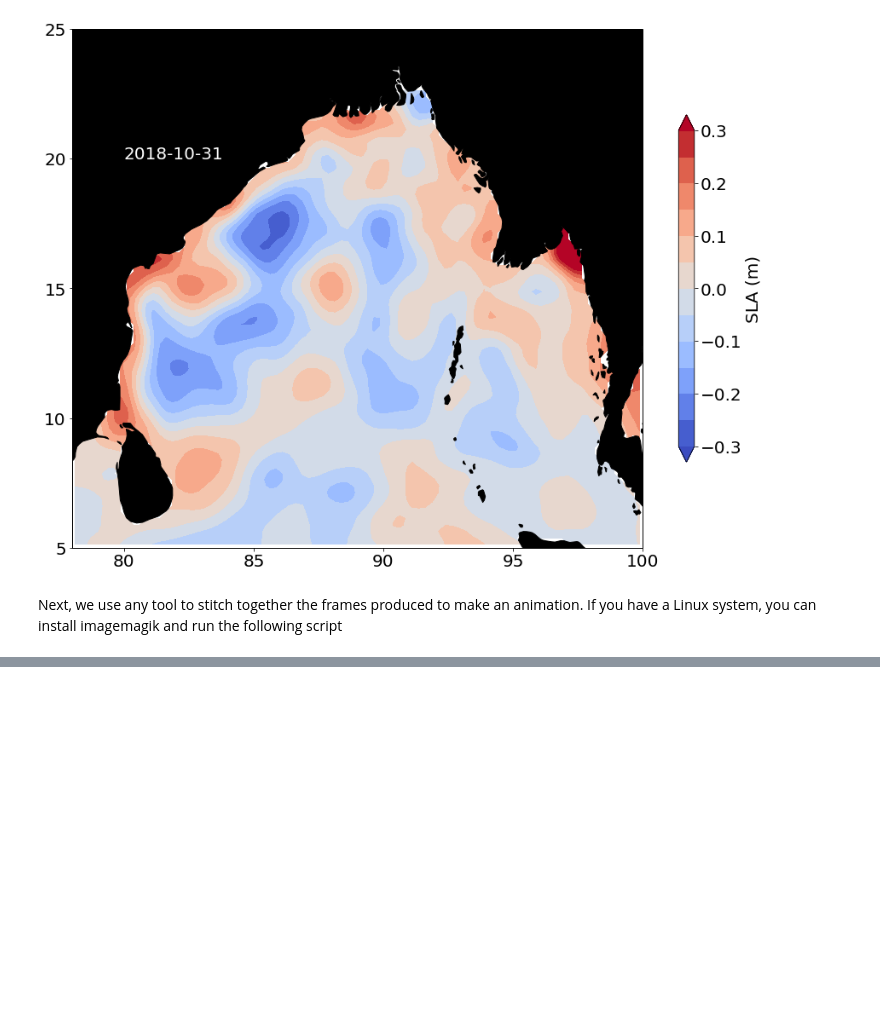
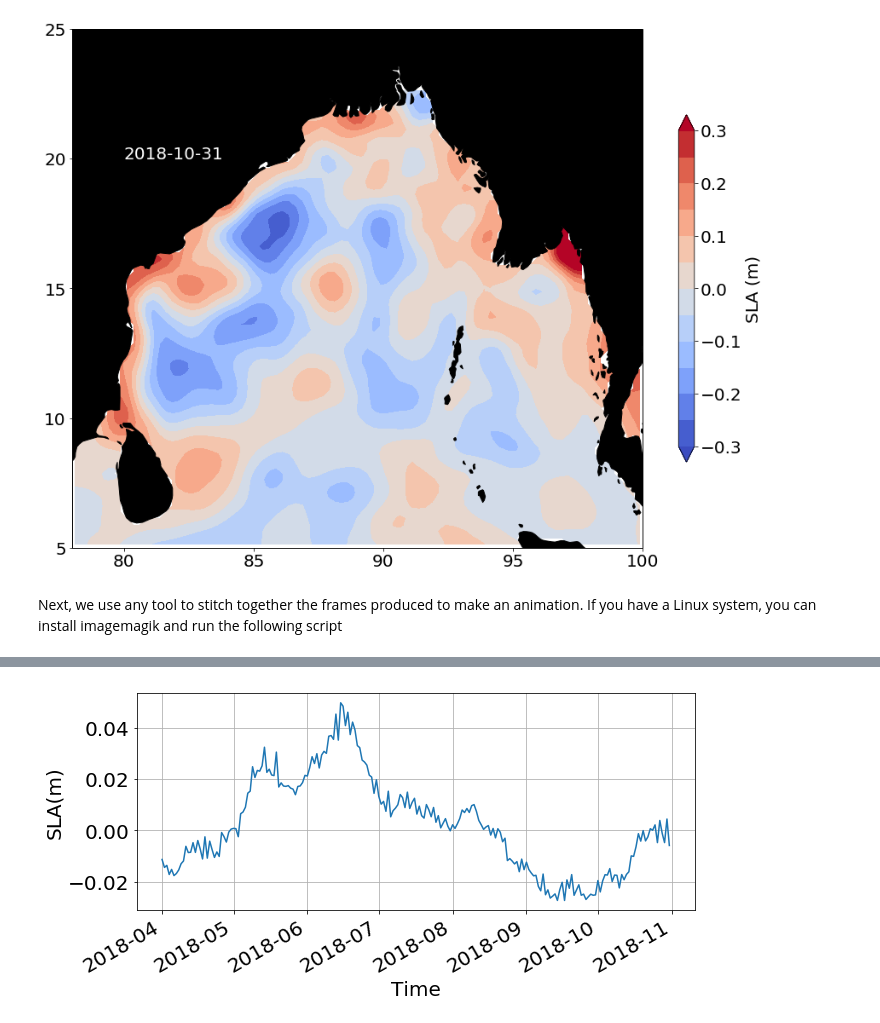
Before and after one commit to adityarn/ICTS_OMMBOB_2019, a Jupyter notebook: SLA_analysis.ipynb, the cells around one changed output, grey strips where cells are left out. Saved outputs shown, nothing was run; the diff lists cells and outputs as text; code cells hidden in the pictures; blank space fills up the shorter version.

```diff
--- a/SLA_analysis.ipynb
+++ b/SLA_analysis.ipynb
@@ -116,0 +145,8 @@ Next, we use any tool to stitch together the frames produced to make an animatio
+# %%
+plt.figure(figsize=(10,4))
+sla_anom.sel(longitude=slice(78, 100), latitude=slice(5, 25), time=slice("2018-04-01", "2018-10-31")).\
+mean(dim=['longitude', 'latitude']).plot(label="Whole Bay")
+plt.grid()
+plt.savefig("./plots/sla/time_series_whole_bay.png", bbox_inches="tight")
+# %% [output]
+[figure, added]
```
Also changed, not shown: parts of 42 cells of this notebook, 1 other file.
